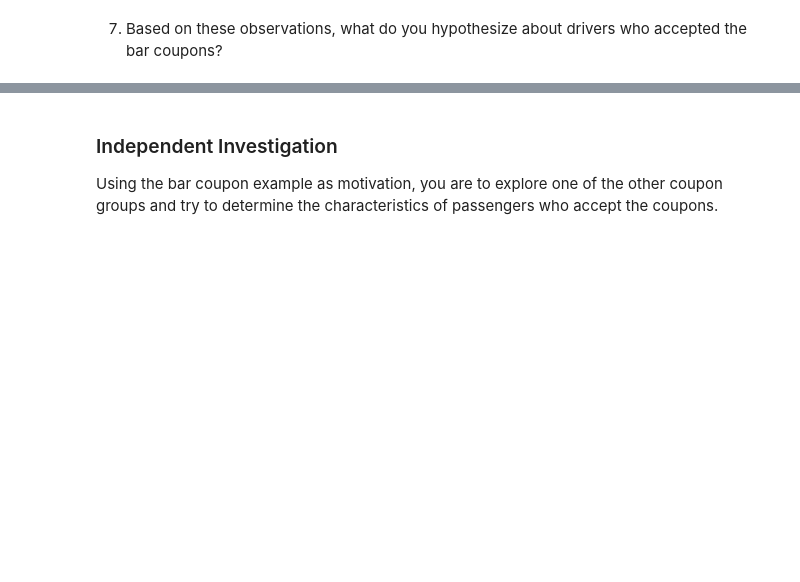
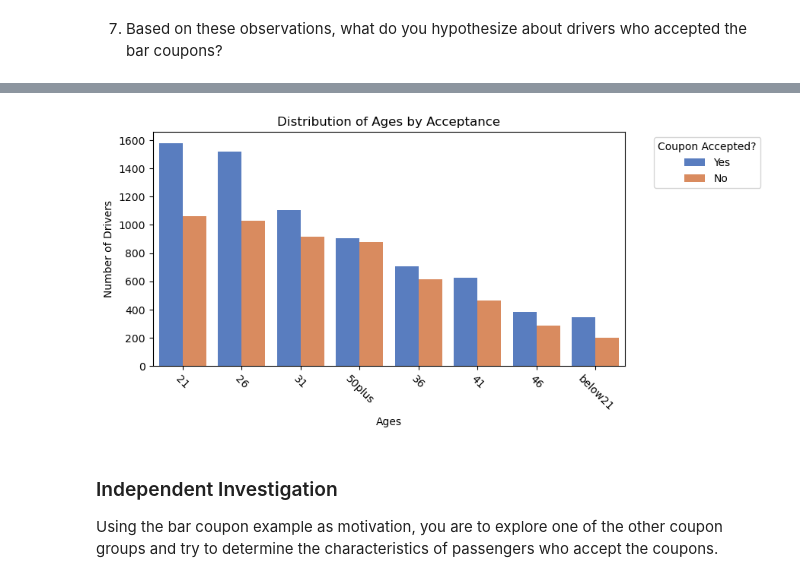
Before and after one commit to marchofnines/customer_coupons, a Jupyter notebook: prompt.ipynb, the cells around one changed output, grey strips where cells are left out. Saved outputs shown, nothing was run; the diff lists cells and outputs as text; code cells hidden in the pictures; blank space fills up the shorter version.

```diff
--- a/prompt.ipynb
+++ b/prompt.ipynb
@@ -248,3 +469,14 @@ Now, we will lead you through an exploration of just the bar related coupons.
+# %%
+plt.figure(figsize=(8, 4))
+sns.countplot(df, x='age', hue = 'Y_legend', order = df['age'].value_counts().index, palette='muted', dodge=True)
+plt.title('Distribution of Ages by Acceptance')
+plt.xlabel('Ages')
+plt.ylabel('Number of Drivers')
+plt.xticks(rotation=-45)
+plt.legend(title='Coupon Accepted?', bbox_to_anchor=(1.05, 1), loc='upper left')
+plt.show()
+# %% [output]
+[figure, added]
 # %% [markdown]
 ### Independent Investigation
 
```
Also changed, not shown: parts of 24 cells of this notebook.
